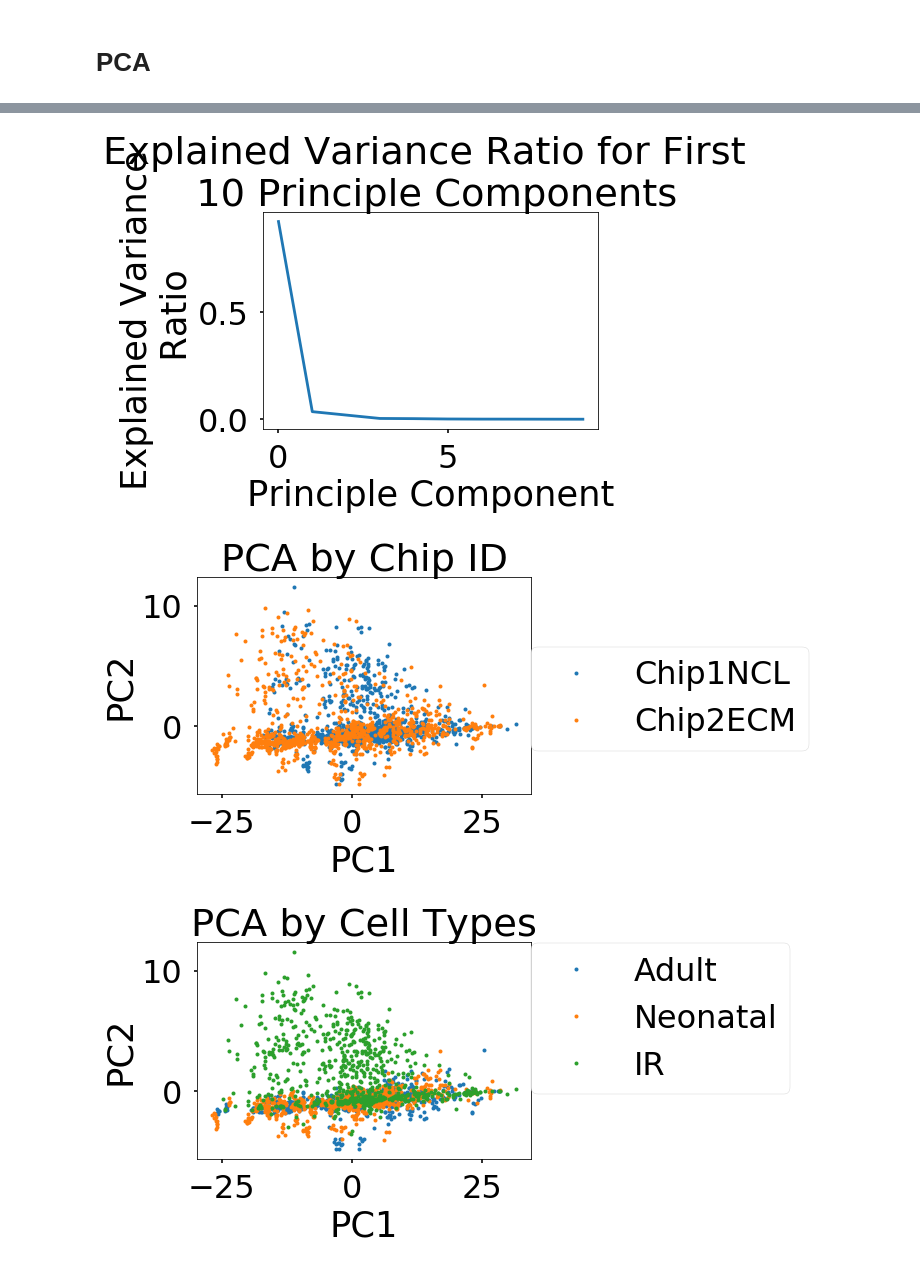
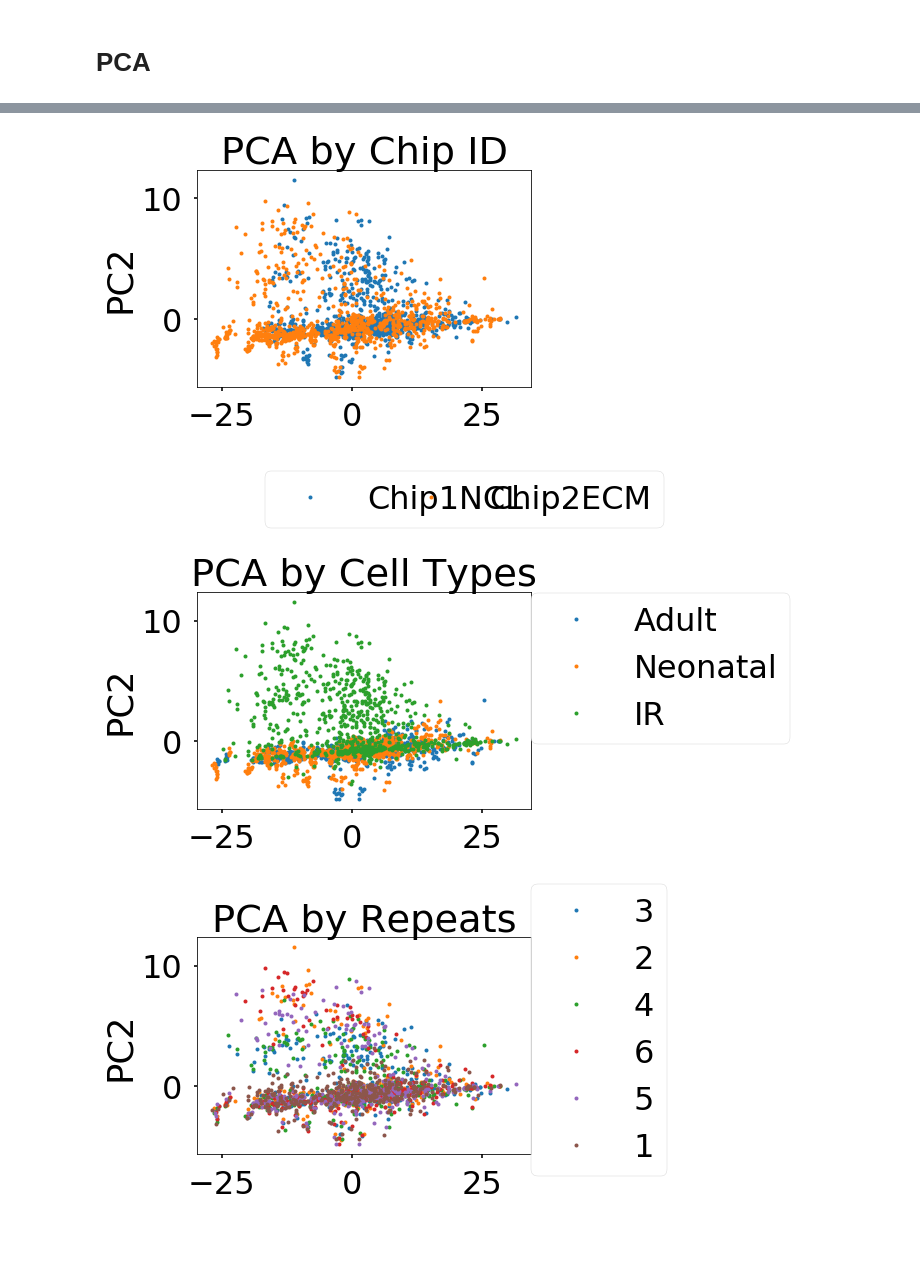
Before and after one commit to CiaranWelsh/Miscellaneous, a Jupyter notebook: WaferGenAnalysis/QConWaferGenPCRSmartChip.ipynb, the cells around one changed output, grey strips where cells are left out. Saved outputs shown, nothing was run; the diff lists cells and outputs as text; code cells hidden in the pictures; blank space fills up the shorter version.

```diff
--- a/WaferGenAnalysis/QConWaferGenPCRSmartChip.ipynb
+++ b/WaferGenAnalysis/QConWaferGenPCRSmartChip.ipynb
@@ -154,14 +154,15 @@ if PLOT_DENSITY:
 # %%
 from sklearn.decomposition import PCA
 from sklearn import preprocessing
-
+import matplotlib
+from pylab import legend
 
 PLOT_EXPLAINED_VARIANCE_RATIO = False
 SAVE=False
 PLOT_PCA = True
 # df_indexed = df.set_index(['Chip', 'CellType', 'Gene', 'Sample'])
 
-def plot_pca(df, hue, PLOT_EXPLAINED_VARIANCE_RATIO=True, SAVE=False, PLOT_PCA=True,ms=2):
+def plot_pca(df, hue, PLOT_EXPLAINED_VARIANCE_RATIO=False, SAVE=False, PLOT_PCA=True,ms=2):
     """
     """
     seaborn.set_context(context='poster', font_scale=2)
@@ -196,6 +197,7 @@ def plot_pca(df, hue, PLOT_EXPLAINED_VARIANCE_RATIO=True, SAVE=False, PLOT_PCA=T
     df_imputed = df_imputed[sorted(df_imputed.keys())]
 
     if PLOT_EXPLAINED_VARIANCE_RATIO :
+
         pca = PCA(n_components=10)
         pca = pca.fit(df_imputed)
         plt.figure()
@@ -223,9 +225,12 @@ def plot_pca(df, hue, PLOT_EXPLAINED_VARIANCE_RATIO=True, SAVE=False, PLOT_PCA=T
             plt.figure()
             for i in range(len(hue)):# set(list(pca_df.index.get_level_values(0))):
                 plt.title('PCA by Chip ID')
-                plt.plot(pca_df.loc[hue[i]][0], pca_df.loc[hue[i]][1],'o',label=hue[i],markersize=ms)
-                plt.xlabel('PC1')
+                pl = plt.plot(pca_df.loc[hue[i]][0], pca_df.loc[hue[i]][1],'o',label=hue[i],markersize=ms)
+
+#                 plt.xlabel('PC1')
                 plt.ylabel('PC2')
+#                 plt.legend(bbox_to_anchor=(0.3, -0.5, 1, -1), loc=8,
+#                            ncol=3, mode="expand", borderaxespad=-1)
                 plt.legend(loc=(1, 0.2))
         if SAVE:
             plt.savefig(os.path.join(F.QC, 'PCAByChipID.png'), bbox_inches='tight', dpi=300)
@@ -239,7 +244,7 @@ def plot_pca(df, hue, PLOT_EXPLAINED_VARIANCE_RATIO=True, SAVE=False, PLOT_PCA=T
                 plt.title('PCA by Cell Types')
                 plt.plot(pca_df_cell_type.loc[hue[i]][0], pca_df_cell_type.loc[hue[i]][1],
                         'o', label=hue[i],markersize=ms)
-                plt.xlabel('PC1')
+#                 plt.xlabel('PC1')
                 plt.ylabel('PC2')
                 plt.legend(loc=(1,0.3))
         if SAVE:
@@ -254,7 +259,7 @@ def plot_pca(df, hue, PLOT_EXPLAINED_VARIANCE_RATIO=True, SAVE=False, PLOT_PCA=T
                 plt.title('PCA by Repeats')
                 plt.plot(pca_df_repeat.loc[hue[i]][0], pca_df_repeat.loc[hue[i]][1],
                         'o', label=hue[i], markersize=ms)
-                plt.xlabel('PC1')
+#                 plt.xlabel('PC1')
                 plt.ylabel('PC2')
                 plt.legend(loc=(1,-0.1))
         if SAVE:
@@ -278,3 +283,3 @@ Chip1NCL Adult    ABL1   4      48    23.98787
-[figure, old version]
+[figure, new version]
-[figure, old version]
+[figure, new version]
-[figure, old version]
+[figure, new version]
```
Also changed, not shown: parts of 2 cells of this notebook, 3 other files.
